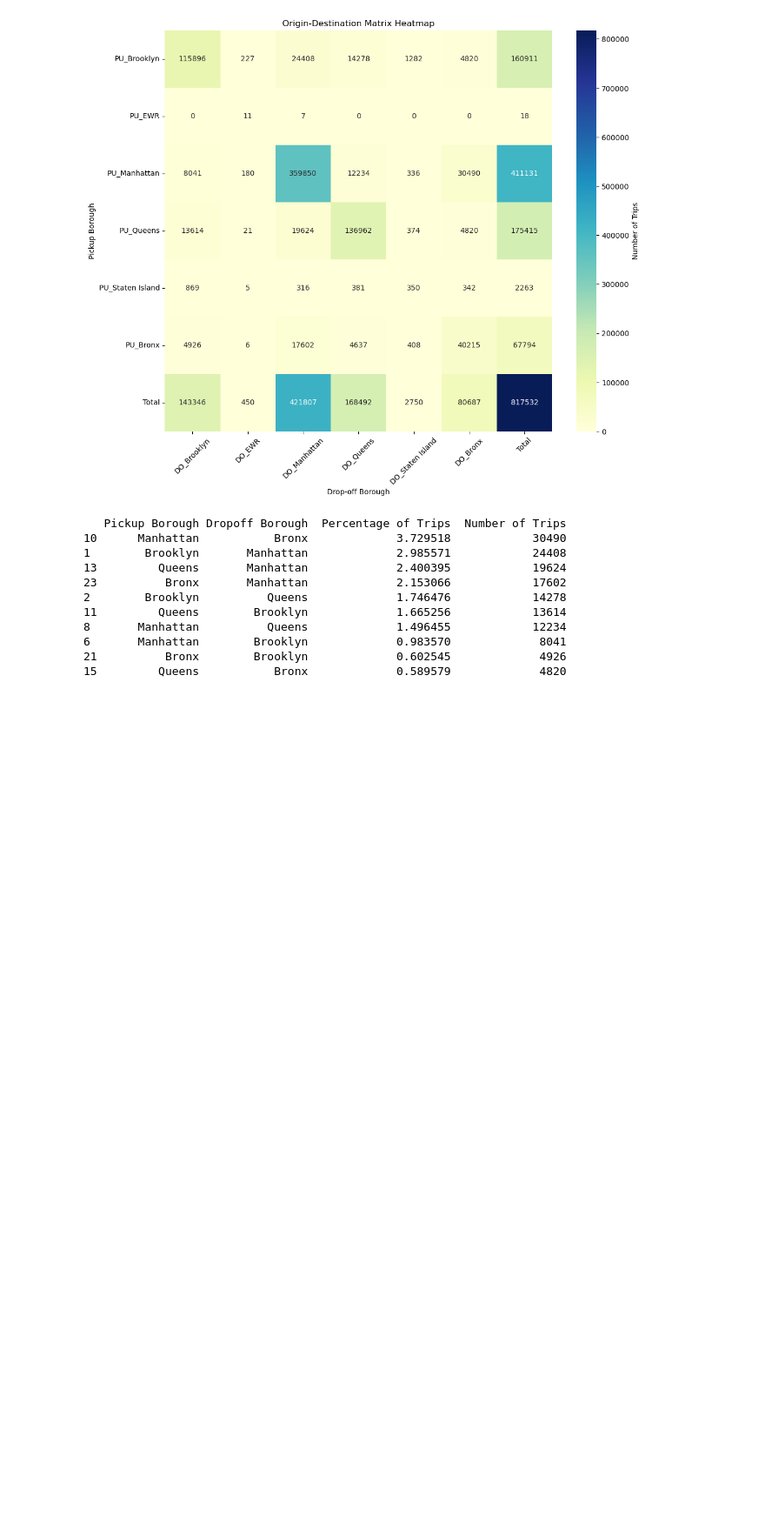
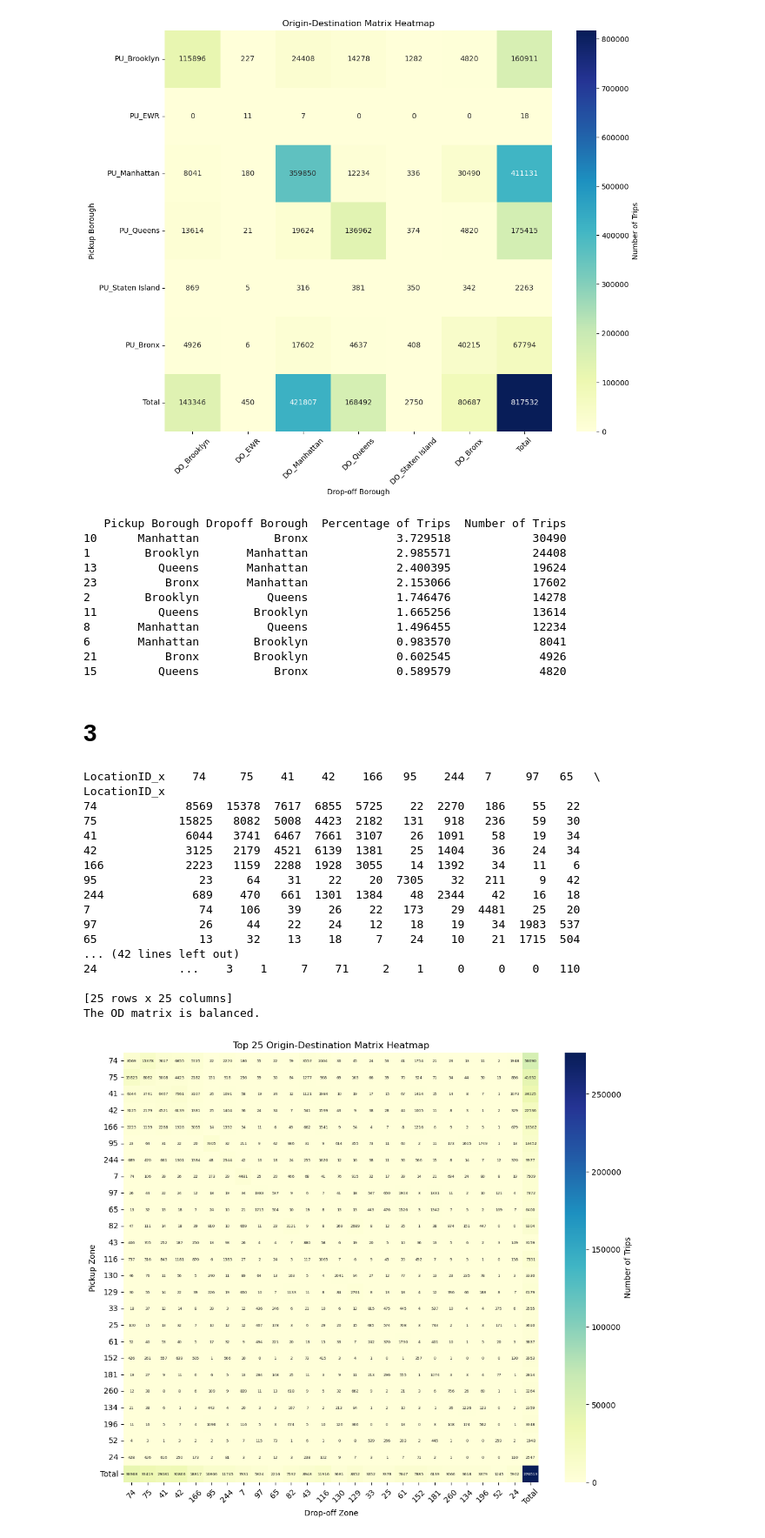
Before and after one commit to sagharrezanavaz/Transportation-Project, a Jupyter notebook: Phase II.ipynb, the cells around one changed output. Shown at 87% size. Cells and saved outputs as stored; diff of their text form; code cells hidden in the pictures; blank space fills up the shorter version.

```diff
--- a/Phase II.ipynb
+++ b/Phase II.ipynb
@@ -34,6 +34,10 @@ df['trip_type'] = df['trip_type'].astype(object)
 df.loc[(df['tip_amount'] > 0) & (df['payment_type'].isnull()), 'payment_type'] = 1
 df.loc[df['passenger_count'] > 4, 'payment_type'] = 6
 df.loc[df['passenger_count'] > 4, 'trip_type'] = 3
+
+empty_vendor_trips = df[df['VendorID'].isnull()].groupby(['PULocationID', 'DOLocationID']).size().unstack(fill_value=0)
+print(empty_vendor_trips)
+
 df.dropna(subset=['VendorID'], inplace=True)
 df['pickup_datetime'] = pd.to_datetime(df['lpep_pickup_datetime'], format='%m/%d/%Y %I:%M:%S %p')
 df = df[df['pickup_datetime'].dt.year == 2021]
@@ -72,6 +76,7 @@ df.rename(columns={'Borough': 'PU_Borough'}, inplace=True)
 df = df.merge(borough_df[['LocationID', 'Borough']], left_on='DOLocationID', right_on='LocationID', how='left')
 df.rename(columns={'Borough': 'DO_Borough'}, inplace=True)
 df = pd.get_dummies(df, columns=['PU_Borough','DO_Borough'], prefix=['PU','DO'], drop_first=True)
+
 df.drop([ 'PULocationID', 'DOLocationID', 'pickup_datetime', 'dropoff_datetime' ,], axis=1, inplace=True)
 print(df.columns)
 df = df.apply(pd.to_numeric, errors='coerce')
@@ -215,28 +220,54 @@ print(result_df.head(10))
 6       Manhattan        Brooklyn             0.983570             8041
 21          Bronx        Brooklyn             0.602545             4926
 15         Queens           Bronx             0.589579             4820
+# %% [markdown]
+# 3
 # %%
-
 od_matrix = df.groupby(['LocationID_x', 'LocationID_y']).size().unstack(fill_value=0)
-print(od_matrix)
+#print(od_matrix)
 # Get the top 25 zones based on total trips
 top_zones = od_matrix.sum(axis=1).nlargest(25).index
+empty_vendor_trips=empty_vendor_trips.loc[top_zones,top_zones]
+
 filtered_od_matrix = od_matrix.loc[top_zones, top_zones]
+filtered_od_matrix=empty_vendor_trips+ filtered_od_matrix
+#print(filtered_od_matrix)
+
 filtered_od_matrix.loc['Total'] = filtered_od_matrix.sum()  # Sum for each drop-off column
 filtered_od_matrix['Total'] = filtered_od_matrix.sum(axis=1)
-print(filtered_od_matrix.info)
-print(filtered_od_matrix['Total'])
-print(filtered_od_matrix.T['Total'])
+
+#print(filtered_od_matrix.info)
+#print(filtered_od_matrix['Total'])
+#print(filtered_od_matrix.T['Total'])
 if filtered_od_matrix['Total'].sum() == filtered_od_matrix.T['Total'].sum():
     print("The OD matrix is balanced.")
 else:
     print("The OD matrix is not balanced.")
 # Plotting the heatmap for the filtered OD matrix
 plt.figure(figsize=(12, 10))
 sns.heatmap(filtered_od_matrix, cmap="YlGnBu", annot=True, fmt=".0f", cbar_kws={"label": "Number of Trips"},annot_kws={"size": 5})
 plt.title("Top 25 Origin-Destination Matrix Heatmap")
 plt.xlabel("Drop-off Zone")
 plt.ylabel("Pickup Zone")
 plt.xticks(rotation=45)
 plt.yticks(rotation=0)
 plt.show()
+# %% [output]
+LocationID_x    74     75    41    42    166   95    244   7     97   65   \
+LocationID_x
+74             8569  15378  7617  6855  5725    22  2270   186    55   22
+75            15825   8082  5008  4423  2182   131   918   236    59   30
+41             6044   3741  6467  7661  3107    26  1091    58    19   34
+42             3125   2179  4521  6139  1381    25  1404    36    24   34
+166            2223   1159  2288  1928  3055    14  1392    34    11    6
+95               23     64    31    22    20  7305    32   211     9   42
+244             689    470   661  1301  1384    48  2344    42    16   18
+7                74    106    39    26    22   173    29  4481    25   20
+97               26     44    22    24    12    18    19    34  1983  537
+65               13     32    13    18     7    24    10    21  1715  504
+... (42 lines left out)
+24            ...    3    1     7    71     2    1     0     0    0   110
+
+[25 rows x 25 columns]
+The OD matrix is balanced.
+[figure, added]
```
Also changed, not shown: parts of 1 cell of this notebook, 1 other file.
